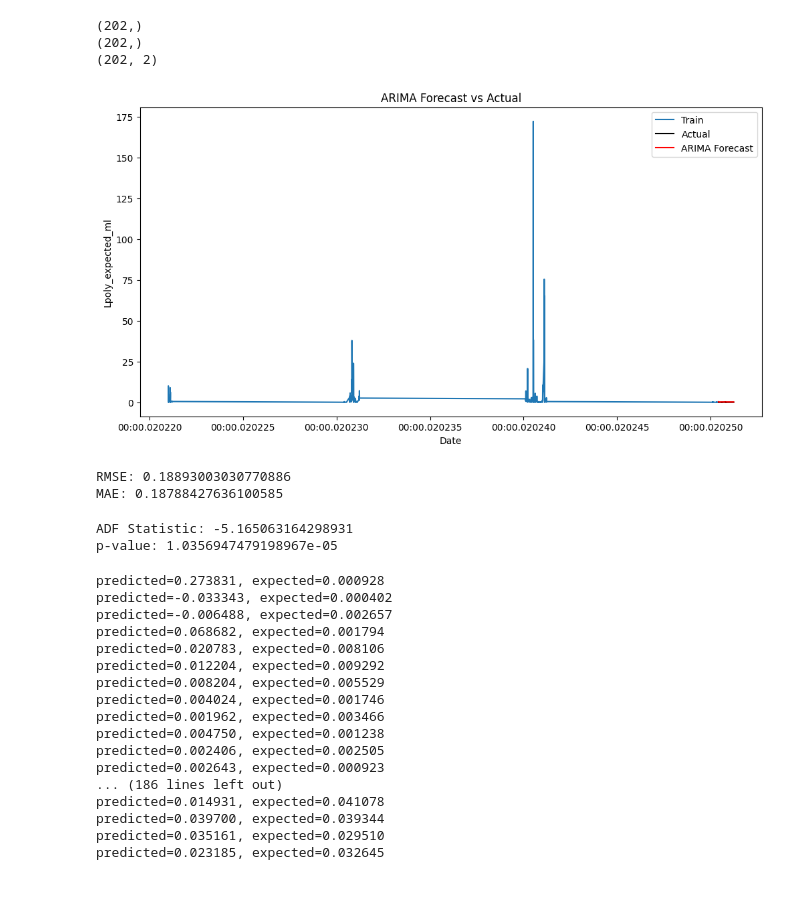
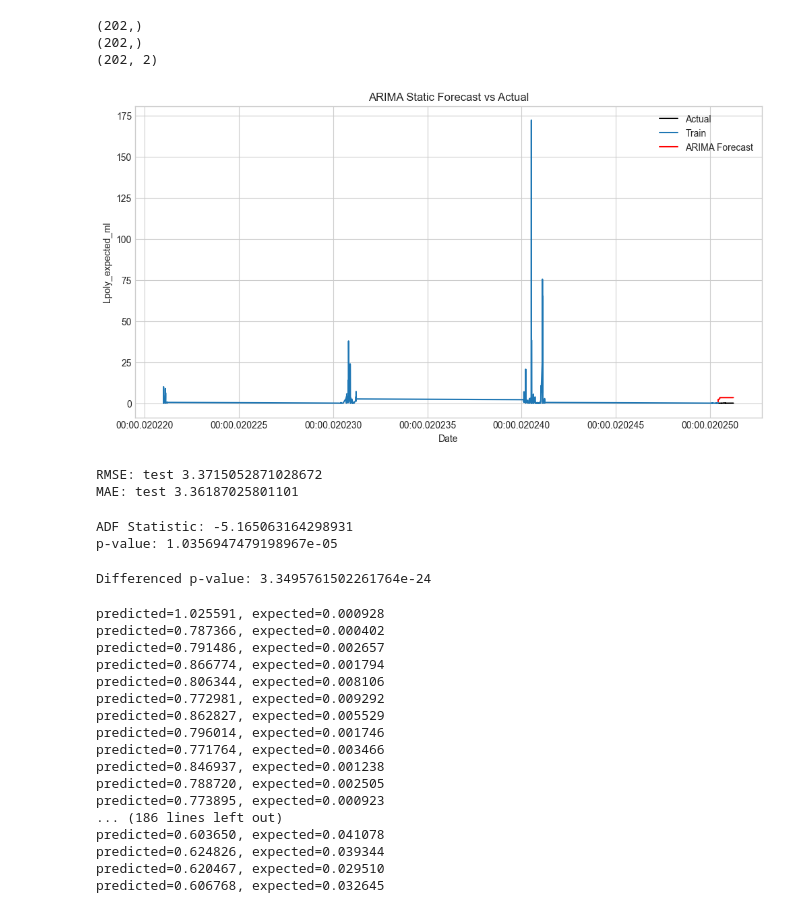
Before and after one commit to lemoncastle/hires-algal-bloom-prediction, a Jupyter notebook: models/arima_trial.ipynb, the cells around one changed output. Drawn from its saved outputs; the diff is of its cells as text; code cells hidden in the pictures.

```diff
--- a/models/arima_trial.ipynb
+++ b/models/arima_trial.ipynb
@@ -31,7 +31,11 @@ y_test = test['Lpoly_expected_ml']
 bare_baseline = y_train.iloc[-1]
 baseline_preds = np.repeat(bare_baseline, len(y_test))
 # %%
-model = ARIMA(y_train, order=(5,1,0))
+auto_model = auto_arima(y_train, seasonal=False, stepwise=True,
+                        information_criterion='aic', trace=True)
+optimal_order = auto_model.order
+print(f"Optimal ARIMA order: {optimal_order}")
+model = ARIMA(y_train, order=optimal_order)
 model_fit = model.fit()
 forecast_detail = model_fit.get_forecast(steps=len(y_test))
 conf_int = forecast_detail.conf_int()
@@ -50,27 +72,28 @@ print(conf_int.shape)
 (202, 2)
 # %%
 plt.figure(figsize=(12,6))
+plt.plot(y_test.index, y_test, label='Actual', color='black')
+plt.plot(y_train.index, y_train, label='Train')
 
-plt.plot(y_train.index, y_train, label='Train')
-plt.plot(y_test.index, y_test, label='Actual', color='black')
 plt.plot(y_test.index, forecast, label='ARIMA Forecast', color='red')
 
-plt.title('ARIMA Forecast vs Actual')
+plt.title('ARIMA Static Forecast vs Actual')
 plt.xlabel('Date')
 plt.ylabel('Lpoly_expected_ml')
 plt.legend()
 plt.show()
 # %% [output]
-[figure, old version]
+[figure, new version]
 # %%
+
 rmse = np.sqrt(mean_squared_error(y_test, forecast))
 mae = mean_absolute_error(y_test, forecast)
 
-print("RMSE:", rmse)
-print("MAE:", mae)
+print("RMSE: test", rmse)
+print("MAE: test", mae)
 # %% [output]
-RMSE: 0.18893003030770886
-MAE: 0.18788427636100585
+RMSE: test 3.3715052871028672
+MAE: test 3.36187025801101
 # %%
 from statsmodels.tsa.stattools import adfuller
 
@@ -80,13 +103,18 @@ print("p-value:", result[1])
 # %% [output]
 ADF Statistic: -5.165063164298931
 p-value: 1.0356947479198967e-05
+# %%
+result_diff = adfuller(y_train.diff().dropna())
+print("Differenced p-value:", result_diff[1])
+# %% [output]
+Differenced p-value: 3.3495761502261764e-24
 # %%
 #rolling forecast
 history = [x for x in y_train]
 predictions = list()
 # walk-forward validation
 for t in range(len(y_test)):
-	model = ARIMA(history, order=(5,1,0))
+	model = ARIMA(history, order=optimal_order)
 	model_fit = model.fit()
 	output = model_fit.forecast()
 	yhat = output[0]
@@ -95,20 +123,20 @@ for t in range(len(y_test)):
 	history.append(obs)
 	print('predicted=%f, expected=%f' % (yhat, obs))
 # %% [output]
-predicted=0.273831, expected=0.000928
-predicted=-0.033343, expected=0.000402
-predicted=-0.006488, expected=0.002657
-predicted=0.068682, expected=0.001794
-predicted=0.020783, expected=0.008106
-predicted=0.012204, expected=0.009292
-predicted=0.008204, expected=0.005529
-predicted=0.004024, expected=0.001746
-predicted=0.001962, expected=0.003466
-predicted=0.004750, expected=0.001238
-predicted=0.002406, expected=0.002505
-predicted=0.002643, expected=0.000923
+predicted=1.025591, expected=0.000928
+predicted=0.787366, expected=0.000402
+predicted=0.791486, expected=0.002657
+predicted=0.866774, expected=0.001794
+predicted=0.806344, expected=0.008106
+predicted=0.772981, expected=0.009292
+predicted=0.862827, expected=0.005529
+predicted=0.796014, expected=0.001746
+predicted=0.771764, expected=0.003466
+predicted=0.846937, expected=0.001238
+predicted=0.788720, expected=0.002505
+predicted=0.773895, expected=0.000923
 ... (186 lines left out)
-predicted=0.014931, expected=0.041078
-predicted=0.039700, expected=0.039344
-predicted=0.035161, expected=0.029510
-predicted=0.023185, expected=0.032645
+predicted=0.603650, expected=0.041078
+predicted=0.624826, expected=0.039344
+predicted=0.620467, expected=0.029510
+predicted=0.606768, expected=0.032645
```
Also changed, not shown: parts of 10 cells of this notebook.
